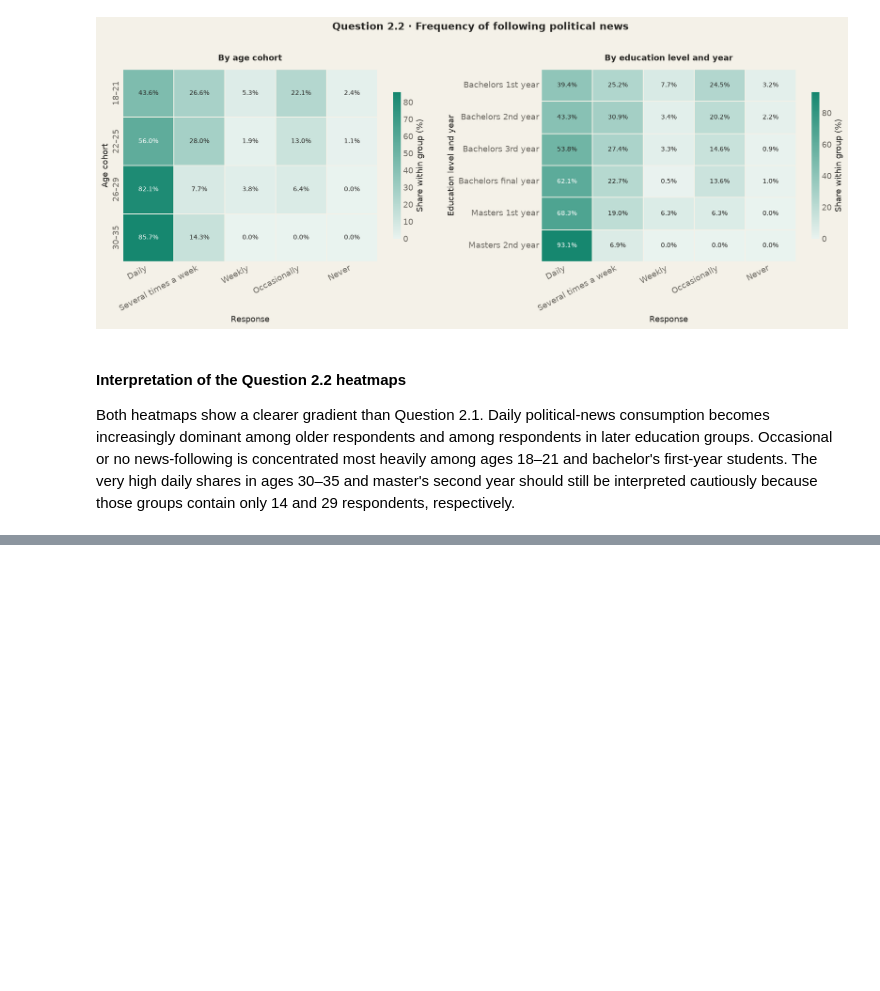
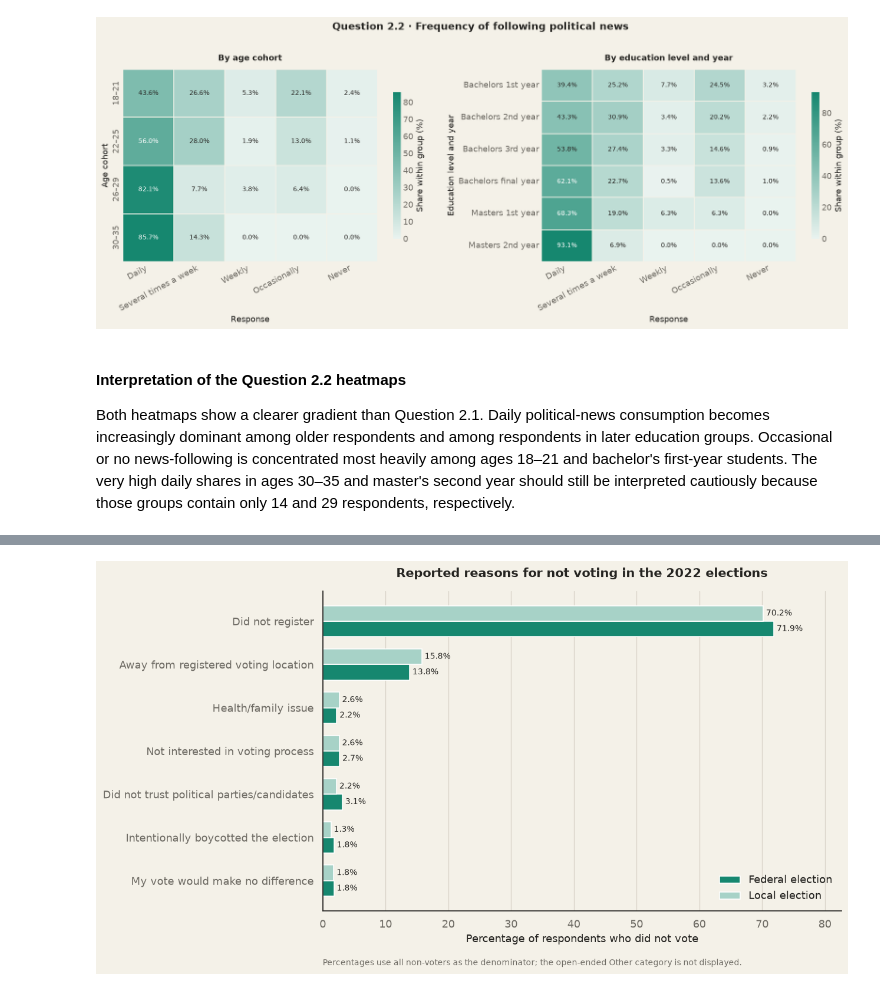
Before and after one commit to acharyaarpan/FNF-student, a Jupyter notebook: 3_analysis/final_report_notebook.ipynb, the cells around one changed output, grey strips where cells are left out. Drawn from its saved outputs; the diff is of its cells as text; code cells hidden in the pictures; blank space fills up the shorter version.

```diff
--- a/3_analysis/final_report_notebook.ipynb
+++ b/3_analysis/final_report_notebook.ipynb
@@ -1086,0 +1293,90 @@ These results use conventional model-based standard errors. The coefficients des
+# %%
+reason_code_labels = {
+    "1": "Did not register",
+    "3": "Away from registered voting location",
+    "4": "Health/family issue",
+    "5": "Not interested in voting process",
+    "6": "Did not trust political parties/candidates",
+    "7": "Intentionally boycotted the election",
+    "8": "My vote would make no difference",
+    "-99": "Prefer not to say",
+    "96": "Other reason specified",
+    "others_please_specify": "Other reason specified",
+}
+reported_reasons = [
+    "Did not register",
+    "Away from registered voting location",
+    "Health/family issue",
+    "Not interested in voting process",
+    "Did not trust political parties/candidates",
+    "Intentionally boycotted the election",
+    "My vote would make no difference",
+]
+
+reason_rows = []
+reason_variables = {
+    "Federal": ("q2_4", "q2_4_1"),
+    "Local": ("q2_6", "q2_6_1"),
+}
+for election, (vote_variable, reason_variable) in reason_variables.items():
+    nonvoter_mask = (
+        age_numeric.ge(22)
+        & df[vote_variable].astype("string").str.strip().eq("No")
+    )
+    nonvoter_n = int(nonvoter_mask.sum())
+    reasons = (
+        df.loc[nonvoter_mask, reason_variable]
+        .astype("string").str.strip()
+        .replace(reason_code_labels)
+    )
+    counts = reasons.value_counts()
+    for reason in reported_reasons:
+        count = int(counts.get(reason, 0))
+        reason_rows.append({
+            "Reason": reason,
+            "Election": election,
+            "Count": count,
+            "Percent of non-voters": 100 * count / nonvoter_n,
+            "Non-voter N": nonvoter_n,
+        })
+
+nonvoting_reasons = pd.DataFrame(reason_rows)
+reason_percentage_table = (
+    nonvoting_reasons.pivot(
+        index="Reason", columns="Election", values="Percent of non-voters"
+    )
+    .reindex(reported_reasons)
+    .rename_axis(None, axis=1)
+)
+display(reason_percentage_table.map(lambda value: f"{value:.1f}%"))
+
+plot_reasons = list(reversed(reported_reasons))
+plot_table = reason_percentage_table.reindex(plot_reasons)
+y_positions = np.arange(len(plot_reasons))
+bar_height = 0.36
+fig, ax = plt.subplots(figsize=(11.2, 6.2))
+federal_bars = ax.barh(
+    y_positions - bar_height / 2, plot_table["Federal"],
+    height=bar_height, color=REPORT_TEAL, label="Federal election",
+)
+local_bars = ax.barh(
+    y_positions + bar_height / 2, plot_table["Local"],
+    height=bar_height, color=REPORT_TEAL_LIGHT, label="Local election",
+)
+for bars in (federal_bars, local_bars):
+    ax.bar_label(bars, fmt="%.1f%%", padding=3, fontsize=8.5, color=REPORT_INK)
+ax.set_yticks(y_positions, plot_reasons)
+ax.set_xlabel("Percentage of respondents who did not vote")
+ax.set_ylabel("")
+ax.set_xlim(0, max(80, float(plot_table.max().max()) * 1.15))
+report_title(ax, "Reported reasons for not voting in the 2022 elections")
+report_axes(ax, grid_axis="x")
+ax.legend(frameon=False, loc="lower right")
+ax.text(
+    0.0, -0.15,
+    "Percentages use all non-voters as the denominator; the open-ended Other category is not displayed.",
+    transform=ax.transAxes, ha="left", va="top", fontsize=8.8, color=REPORT_MUTED,
+)
+plt.tight_layout()
+plt.show()
+# %% [output]
@@ -1086,0 +1392 @@ These results use conventional model-based standard errors. The coefficients des
+[figure, added]
```
Also changed, not shown: parts of 15 cells of this notebook, 18 other files.
